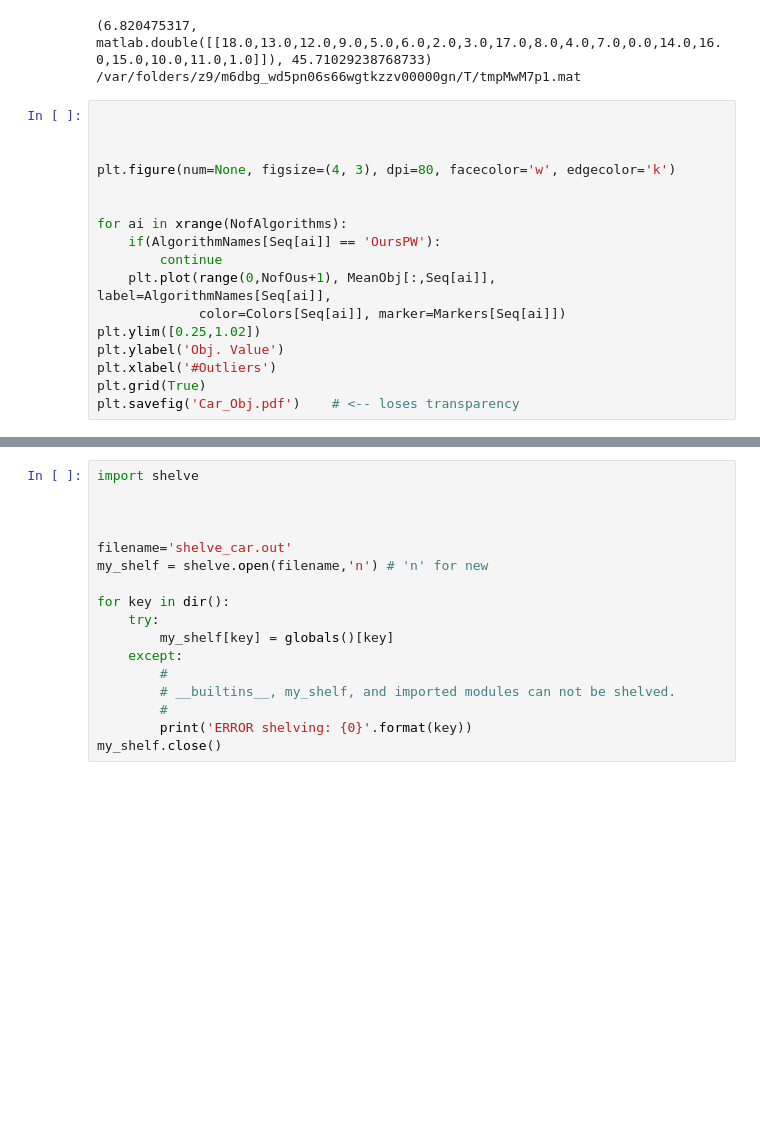
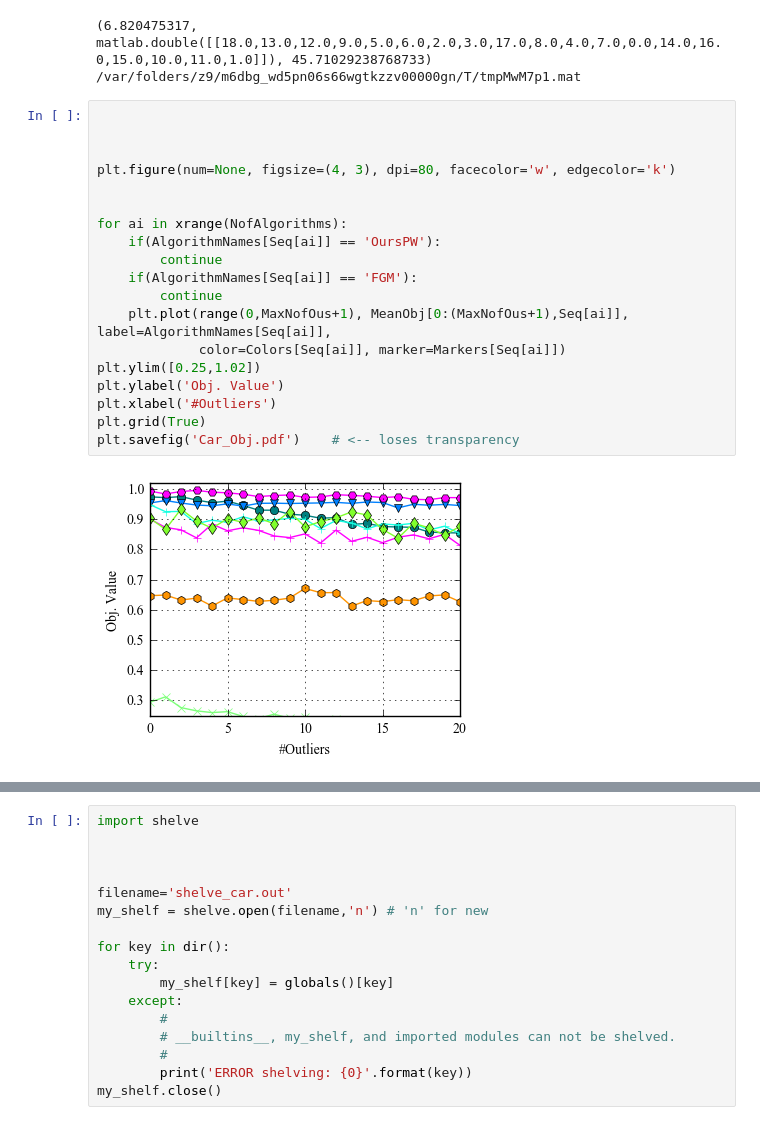
Before and after one commit to zzhang1987/HyperGraphMatchingBP, a Jupyter notebook: demoCarHyper.ipynb, the cells around one changed output, grey strips where cells are left out. Saved outputs shown, nothing was run; the diff lists cells and outputs as text; blank space fills up the shorter version.

```diff
--- a/demoCarHyper.ipynb
+++ b/demoCarHyper.ipynb
@@ -281,20 +281,24 @@ print(MFname)
 # %%
 
 
 
 plt.figure(num=None, figsize=(4, 3), dpi=80, facecolor='w', edgecolor='k')
 
 
 for ai in xrange(NofAlgorithms):
     if(AlgorithmNames[Seq[ai]] == 'OursPW'):
         continue
-    plt.plot(range(0,NofOus+1), MeanObj[:,Seq[ai]], label=AlgorithmNames[Seq[ai]],
+    if(AlgorithmNames[Seq[ai]] == 'FGM'):
+        continue
+    plt.plot(range(0,MaxNofOus+1), MeanObj[0:(MaxNofOus+1),Seq[ai]], label=AlgorithmNames[Seq[ai]],
              color=Colors[Seq[ai]], marker=Markers[Seq[ai]])
 plt.ylim([0.25,1.02])
 plt.ylabel('Obj. Value')
 plt.xlabel('#Outliers')
 plt.grid(True)
 plt.savefig('Car_Obj.pdf')    # <-- loses transparency
+# %% [output]
+[figure, added]
 # %%
 import matplotlib.pyplot as plt
 import matplotlib
```
Also changed, not shown: parts of 4 cells of this notebook, 46 other files.
